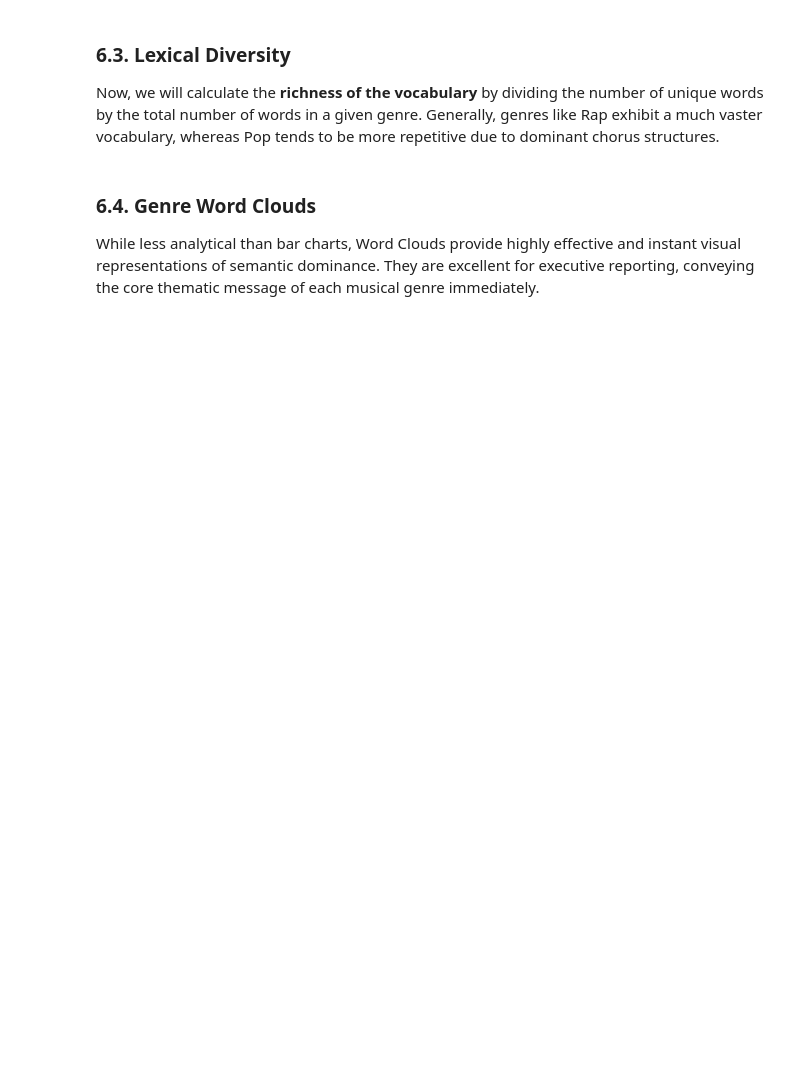
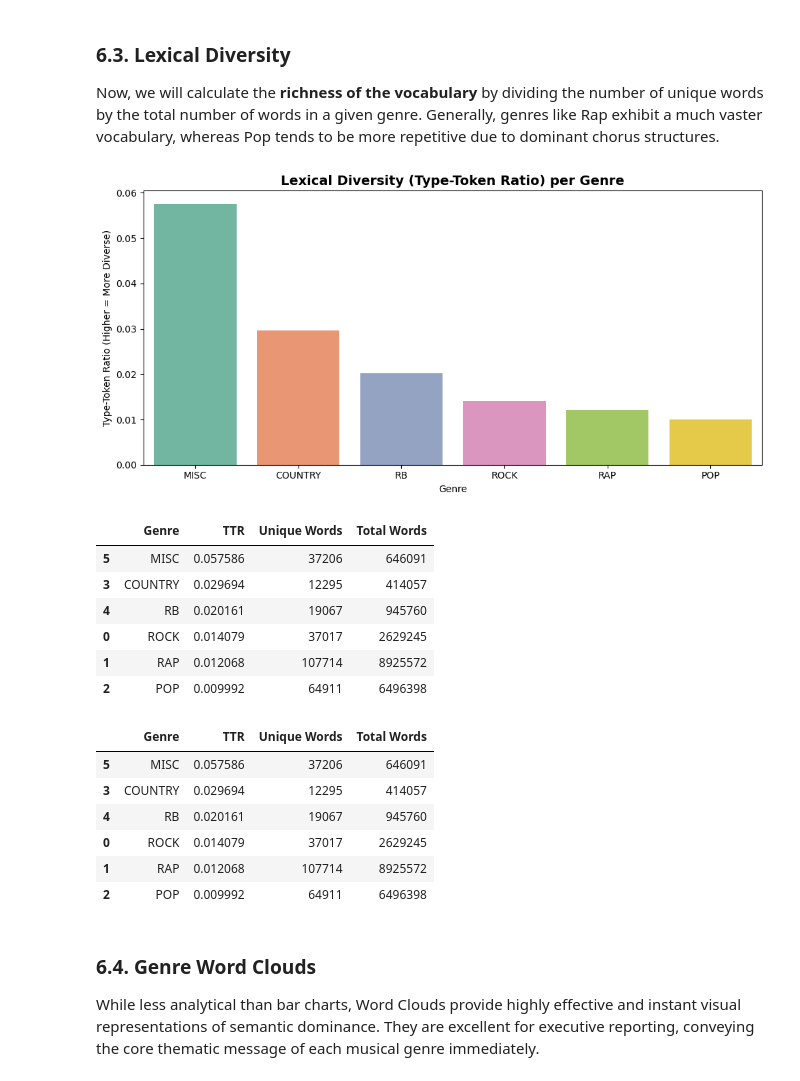
Before and after one commit to tiago2806/text-mining-project, a Jupyter notebook: 02 Data Exploration and Preprocessing.ipynb, the cells around one changed output. Cells and saved outputs as stored; diff of their text form; code cells hidden in the pictures; blank space fills up the shorter version.

```diff
--- a/02 Data Exploration and Preprocessing.ipynb
+++ b/02 Data Exploration and Preprocessing.ipynb
@@ -1101,34 +1126,78 @@ ValueError: not enough values to unpack (expected 2, got 0)
 Now, we will calculate the **richness of the vocabulary** by dividing the number of unique words by the total number of words in a given genre. Generally, genres like Rap exhibit a much vaster vocabulary, whereas Pop tends to be more repetitive due to dominant chorus structures.
 # %%
 import pandas as pd
+import matplotlib.pyplot as plt
+import seaborn as sns
+import ast
+
+# 1. Função robusta para extrair palavras
+def extract_words(item):
+    if isinstance(item, str) and item.strip().startswith('['):
+        try:
+            item = ast.literal_eval(item)
+        except (ValueError, SyntaxError):
+            pass
+
+    if isinstance(item, str):
+        return [item]
+
+    if hasattr(item, '__iter__'):
+        words = []
+        for sub_item in item:
+            words.extend(extract_words(sub_item))
+        return words
+
+    return [str(item)]
 
 ttr_data = []
 
+# 2. Processar os dados
 for genre in genres:
-    genre_tokens = [word for tokens in train_dataset[train_dataset['tag'] == genre]['lyrics_processed_for_classification'] for word in tokens]
+    raw_genre_data = train_dataset[train_dataset['tag'] == genre]['lyrics_processed_for_classification'].tolist()
+    genre_tokens = extract_words(raw_genre_data)
 
     total_words = len(genre_tokens)
     unique_words = len(set(genre_tokens))
 
     if total_words > 0:
         ttr = unique_words / total_words
     else:
         ttr = 0
 
     ttr_data.append({'Genre': genre.upper(), 'TTR': ttr, 'Unique Words': unique_words, 'Total Words': total_words})
 
 ttr_df = pd.DataFrame(ttr_data).sort_values(by='TTR', ascending=False)
 
+# 3. Gerar o Gráfico de Barras
+# 3. Gerar o Gráfico de Barras
+plt.close('all') # <--- Isto limpa os "brancos" pendentes
 plt.figure(figsize=(10, 5))
 sns.barplot(data=ttr_df, x='Genre', y='TTR', palette='Set2')
 plt.title('Lexical Diversity (Type-Token Ratio) per Genre', fontsize=14, fontweight='bold')
 plt.xlabel('Genre')
 plt.ylabel('Type-Token Ratio (Higher = More Diverse)')
 plt.tight_layout()
 plt.show()
 
-# Display the exact numbers
+
+# 4. Mostrar a tabela com os números exatos no final
 display(ttr_df)
+# %% [output]
+[figure, added]
+|  | Genre | TTR | Unique Words | Total Words |
+| 5 | MISC | 0.057586 | 37206 | 646091 |
+| 3 | COUNTRY | 0.029694 | 12295 | 414057 |
+| 4 | RB | 0.020161 | 19067 | 945760 |
+| 0 | ROCK | 0.014079 | 37017 | 2629245 |
+| 1 | RAP | 0.012068 | 107714 | 8925572 |
+| 2 | POP | 0.009992 | 64911 | 6496398 |
+|  | Genre | TTR | Unique Words | Total Words |
+| 5 | MISC | 0.057586 | 37206 | 646091 |
+| 3 | COUNTRY | 0.029694 | 12295 | 414057 |
+| 4 | RB | 0.020161 | 19067 | 945760 |
+| 0 | ROCK | 0.014079 | 37017 | 2629245 |
+| 1 | RAP | 0.012068 | 107714 | 8925572 |
+| 2 | POP | 0.009992 | 64911 | 6496398 |
 # %% [markdown]
 ### **6.4. Genre Word Clouds**
 While less analytical than bar charts, Word Clouds provide highly effective and instant visual representations of semantic dominance. They are excellent for executive reporting, conveying the core thematic message of each musical genre immediately.
```
Also changed, not shown: parts of 19 cells of this notebook, 1 other file.
